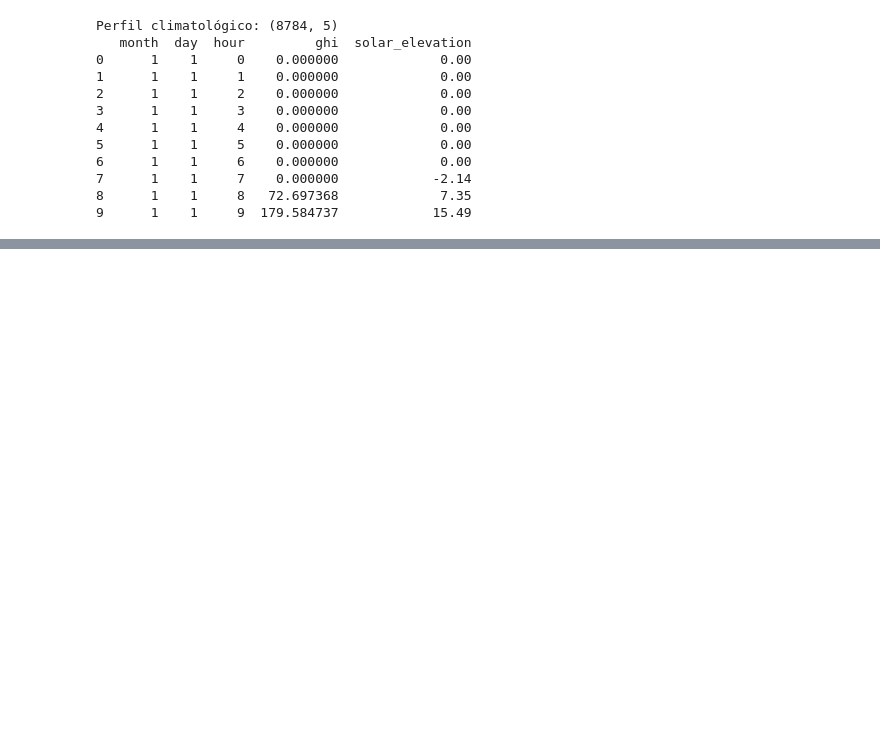
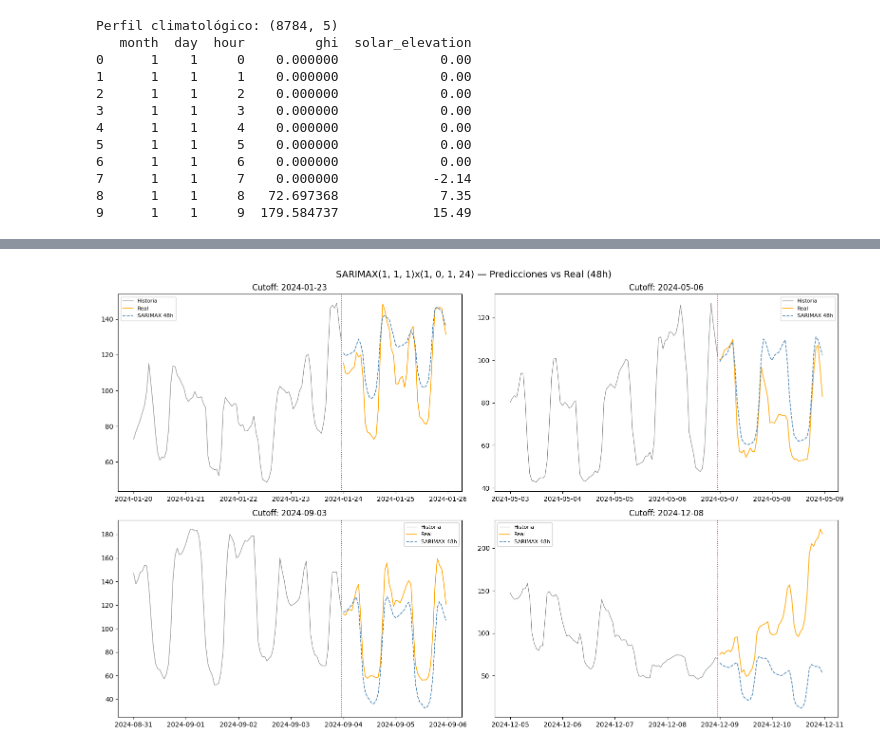
Before and after one commit to Pablomontejo09/TFM_Wattnet, a Jupyter notebook: notebooks/05_SARIMAX.ipynb, the cells around one changed output, grey strips where cells are left out. Drawn from its saved outputs; the diff is of its cells as text; code cells hidden in the pictures; blank space fills up the shorter version.

```diff
--- a/notebooks/05_SARIMAX.ipynb
+++ b/notebooks/05_SARIMAX.ipynb
@@ -25,8 +26,10 @@ from pathlib import Path
 
 LAT      = 40.4
 LON      = -3.7
-DATA_DIR = Path("/srv/TFM/notebooks/data_processed")
-FIG_DIR  = Path("/srv/TFM/figures")
+
+BASE_DIR  = Path("/srv/TFM") if Path("/srv/TFM").exists() else Path("/home/ubuntu/TFM")
+DATA_DIR  = BASE_DIR / "notebooks/data_processed"
+FIG_DIR   = BASE_DIR / "figures"
 FIG_DIR.mkdir(exist_ok=True)
 PVGIS_URL = "https://re.jrc.ec.europa.eu/api/v5_3/seriescalc"
 
@@ -401,9 +364,9 @@ Exog:  (140256, 3)
 # %%
-sarimax_order          = (2, 1, 0)
-sarimax_seasonal_order = (1, 1, 0, 96)
+sarimax_order          = (1, 1, 1)
+sarimax_seasonal_order = (1, 0, 1, 24)
 
 def forecast_sarimax(train_y, train_exog, future_exog, h,
-                     order, seasonal_order, maxiter=20):
+                     order, seasonal_order, maxiter=50):
     model = SARIMAX(
         train_y.values,
         exog=train_exog.values,
@@ -412,9 +375,9 @@ def forecast_sarimax(train_y, train_exog, future_exog, h,
         enforce_stationarity=False,
         enforce_invertibility=False
     )
-    res = model.fit(disp=False, maxiter=maxiter, method="lbfgs",
+    res = model.fit(disp=False, maxiter=maxiter,
                     low_memory=True, cov_type="none")
     return res.forecast(steps=h, exog=future_exog.values)
 
-print("Orden SARIMAX:", sarimax_order, sarimax_seasonal_order)
+print(f"Orden SARIMAX: {sarimax_order}x{sarimax_seasonal_order}")
 # %% [output]
@@ -518,0 +536,32 @@ Fit 1/12 — 2024-01-07 — entrenando...
+# %%
+import matplotlib.pyplot as plt
+import matplotlib.dates as mdates
+
+fig, axes = plt.subplots(2, 2, figsize=(16, 10))
+fig.suptitle(f"SARIMAX{sarimax_order}x{sarimax_seasonal_order} — Predicciones vs Real (48h)", fontsize=14)
+
+for idx, split_idx in enumerate(PLOT_INDICES):
+    ax          = axes[idx // 2][idx % 2]
+    fit         = preds_store_sarimax[split_idx]
+    cutoff_time = fit["cutoff_time"]
+    train_w     = fit["train_window"]
+    test        = fit["48h"]["test"]
+    pred        = fit["48h"]["pred"]
+    history     = train_w.iloc[-4 * SEASONAL_PERIOD:]
+
+    ax.plot(history.index, history.values,
+            color="gray", label="Historia", linewidth=0.8)
+    ax.plot(test.index, test.values,
+            color="orange", label="Real", linewidth=1.2)
+    ax.plot(test.index, pred,
+            color="steelblue", linestyle="--",
+            label="SARIMAX 48h", linewidth=1.2)
+    ax.axvline(x=cutoff_time, color="red", linestyle=":", linewidth=1)
+    ax.set_title(f"Cutoff: {cutoff_time.date()}")
+    ax.legend(fontsize=8)
+
+plt.tight_layout()
+plt.savefig(FIG_DIR / "sarimax_predicciones.png", dpi=150, bbox_inches="tight")
+plt.show()
+# %% [output]
+[figure, added]
```
Also changed, not shown: parts of 22 cells of this notebook, 41 other files.
